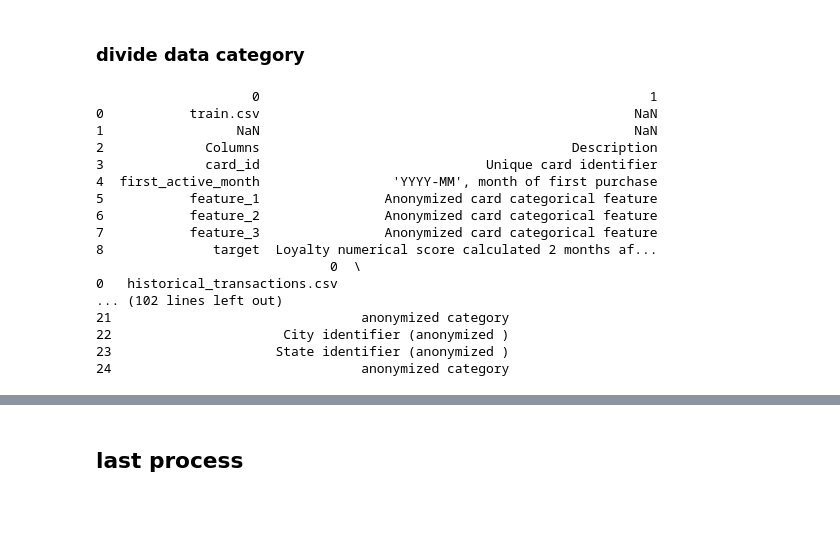
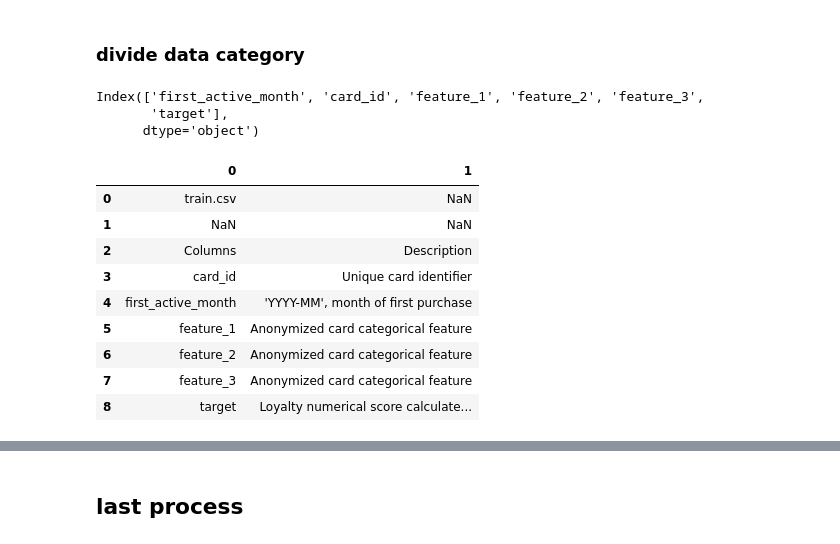
Before and after one commit to PaperStrange/AIProjectManger, a Jupyter notebook: utils/data_process.ipynb, the cells around one changed output, grey strips where cells are left out. Drawn from its saved outputs; the diff is of its cells as text; code cells hidden in the pictures; blank space fills up the shorter version.

```diff
--- a/utils/data_process.ipynb
+++ b/utils/data_process.ipynb
@@ -433,24 +446,22 @@ print("\n")
 ValueError: ignored
 # %% [markdown]
 ### divide data category
-# %%
-for indent in range(4):
-    pprint.pprint(data_info[indent])
-# %% [output]
-                    0                                                  1
-0           train.csv                                                NaN
-1                 NaN                                                NaN
-2             Columns                                        Description
-3             card_id                             Unique card identifier
-4  first_active_month                 'YYYY-MM', month of first purchase
-5           feature_1                Anonymized card categorical feature
-6           feature_2                Anonymized card categorical feature
-7           feature_3                Anonymized card categorical feature
-8              target  Loyalty numerical score calculated 2 months af...
-                              0  \
-0   historical_transactions.csv
-... (102 lines left out)
-21                                anonymized category
-22                      City identifier (anonymized )
-23                     State identifier (anonymized )
-24                                anonymized category
+# %%
+data_train.columns
+# %% [output]
+Index(['first_active_month', 'card_id', 'feature_1', 'feature_2', 'feature_3',
+       'target'],
+      dtype='object')
+# %%
+data_info[0]
+# %% [output]
+|  | 0 | 1 |
+| 0 | train.csv | NaN |
+| 1 | NaN | NaN |
+| 2 | Columns | Description |
+| 3 | card_id | Unique card identifier |
+| 4 | first_active_month | 'YYYY-MM', month of first purchase |
+| 5 | feature_1 | Anonymized card categorical feature |
+| 6 | feature_2 | Anonymized card categorical feature |
+| 7 | feature_3 | Anonymized card categorical feature |
+| 8 | target | Loyalty numerical score calculate... |
```
Also changed, not shown: parts of 11 cells of this notebook, 3 other files.
